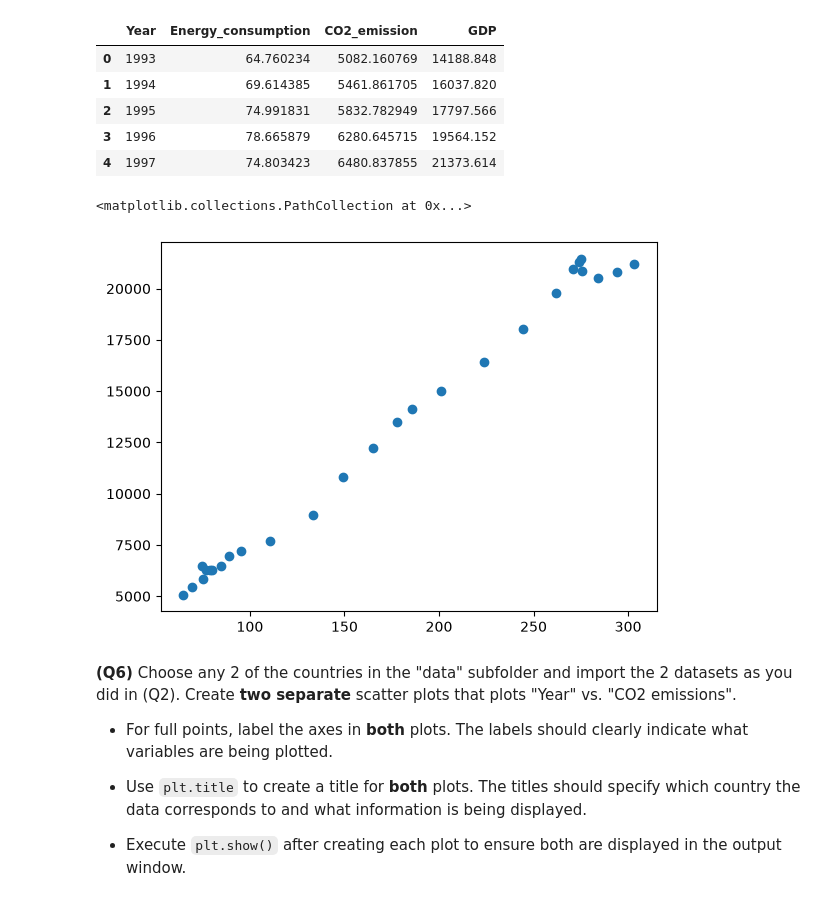
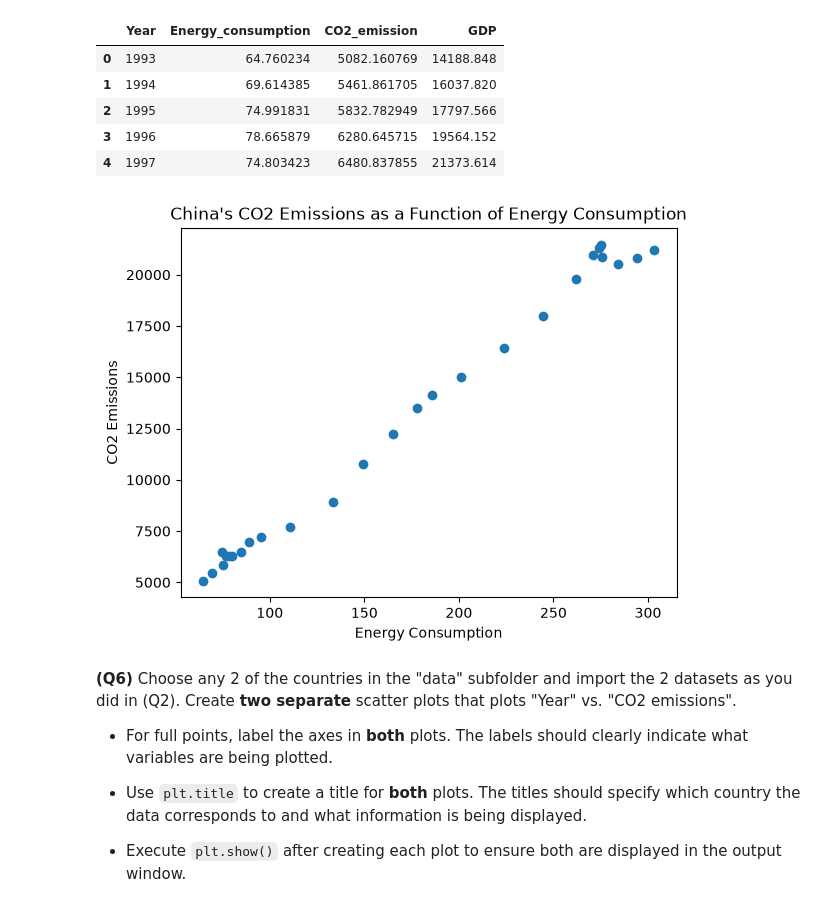
Before and after one commit to ksduong/datasci185fall2026, a Jupyter notebook: _assignments/assignment_2/KSD_Assignment2.ipynb, the cells around one changed output. Cells and saved outputs as stored; diff of their text form; code cells hidden in the pictures.

```diff
--- a/_assignments/assignment_2/KSD_Assignment2.ipynb
+++ b/_assignments/assignment_2/KSD_Assignment2.ipynb
@@ -115,11 +115,15 @@ china_emissions.head()
 | 2 | 1995 | 74.991831 | 5832.782949 | 17797.566 |
 | 3 | 1996 | 78.665879 | 6280.645715 | 19564.152 |
 | 4 | 1997 | 74.803423 | 6480.837855 | 21373.614 |
-# %%
-plt.scatter(china_emissions["Energy_consumption"], china_emissions["CO2_emission"])
-# %% [output]
-<matplotlib.collections.PathCollection at 0x...>
-[figure, removed]
+# %%
+plt.scatter(china_emissions["Energy_consumption"], china_emissions["CO2_emission"])
+plt.title("China's CO2 Emissions as a Function of Energy Consumption")
+plt.xlabel("Energy Consumption")
+plt.ylabel("CO2 Emissions")
+
+plt.show()
+# %% [output]
+[figure, added]
 # %% [markdown]
 **(Q6)** Choose any 2 of the countries in the "data" subfolder and import the
 2 datasets as you did in (Q2). Create **two separate** scatter plots that plots "Year" vs. "CO2 emissions".
```
Also changed, not shown: parts of 2 cells of this notebook.
